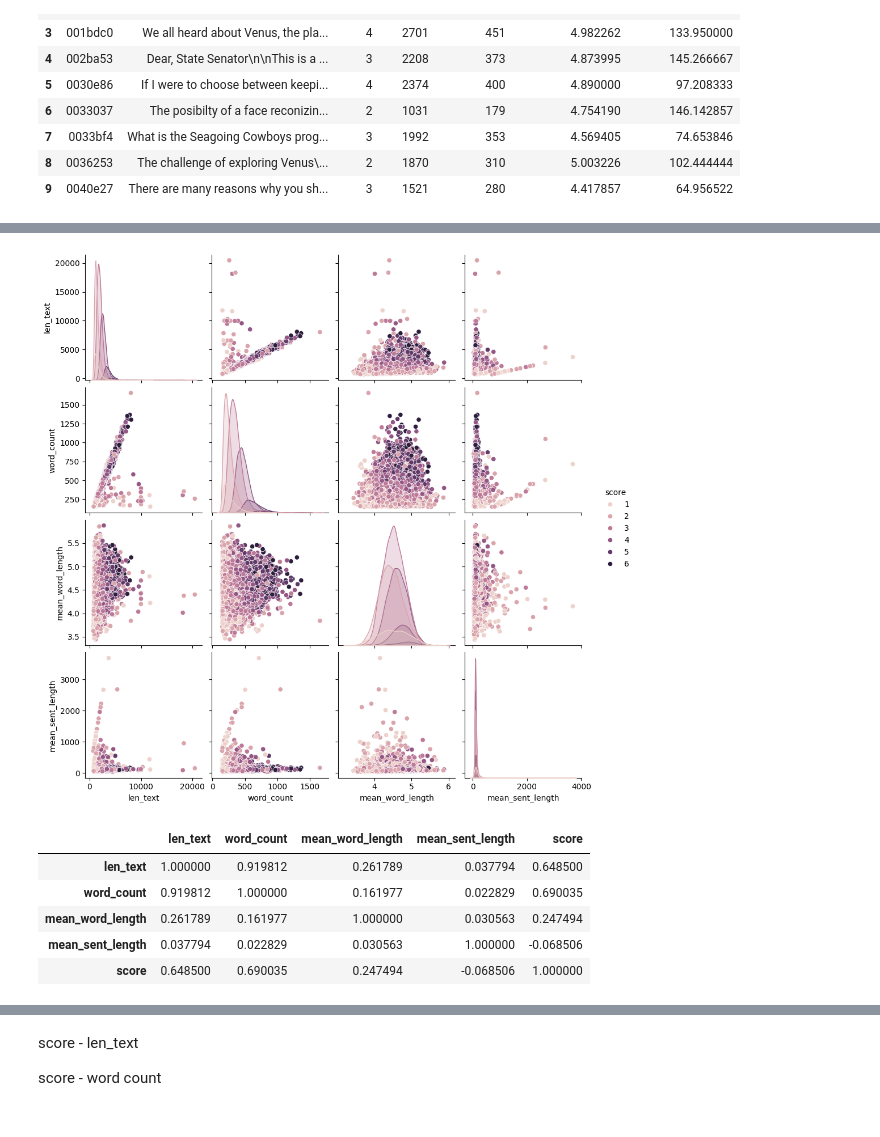
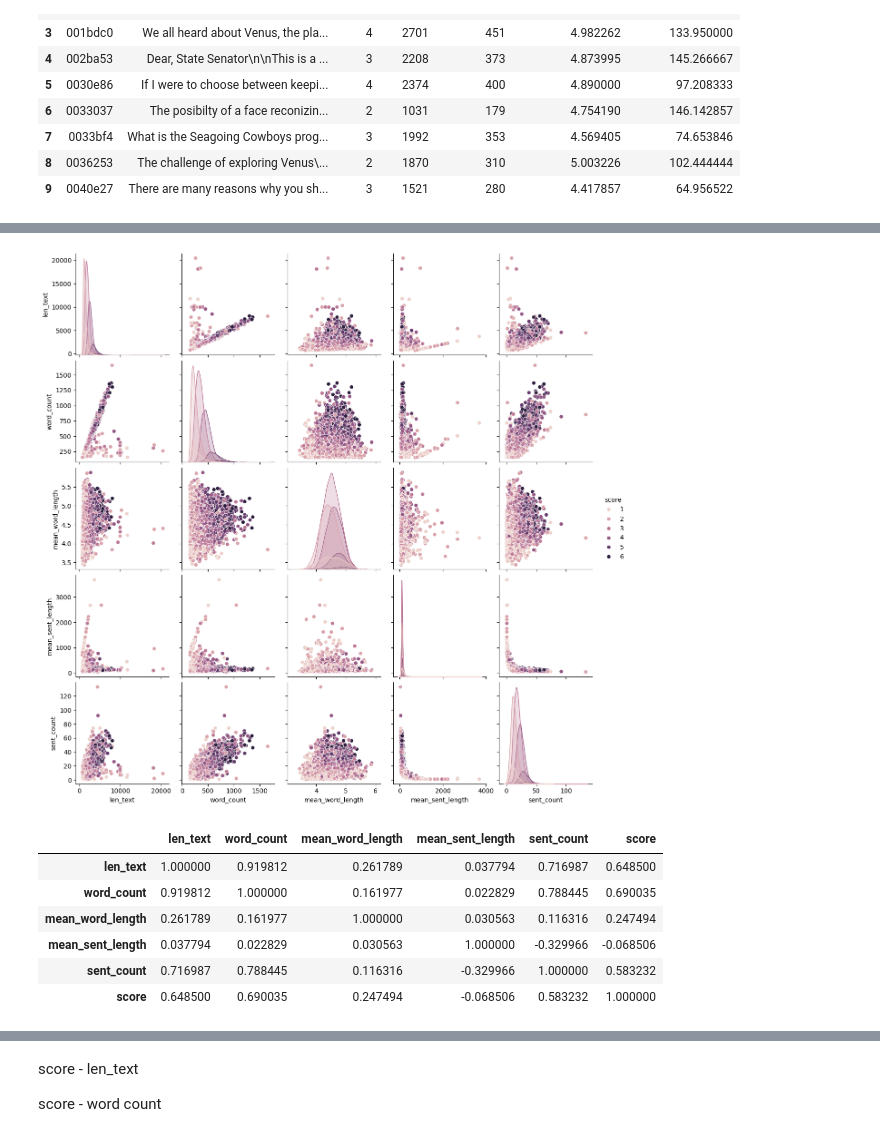
Before and after one commit to dagngyen/hcmus_23-24_automated-essay-scoring, a Jupyter notebook: eda.ipynb, the cells around one changed output, grey strips where cells are left out. Saved outputs shown, nothing was run; the diff lists cells and outputs as text; code cells hidden in the pictures.

```diff
--- a/eda.ipynb
+++ b/eda.ipynb
@@ -110,3 +116,11 @@ data.head(10)
 | 7 | 0033bf4 | What is the Seagoing Cowboys prog... | 3 | 1992 | 353 | 4.569405 | 74.653846 |
 | 8 | 0036253 | The challenge of exploring Venus\... | 2 | 1870 | 310 | 5.003226 | 102.444444 |
 | 9 | 0040e27 | There are many reasons why you sh... | 3 | 1521 | 280 | 4.417857 | 64.956522 |
+# %%
+def sent_count(df):
+    token = sent_tokenize(df, language='english')
+    return len(token)
+
+data['sent_count'] = data['full_text'].agg(sent_count)
+
+data['sent_count']
@@ -113,18 +145,19 @@ data.head(10)
 # %%
-col = ['len_text', 'word_count', 'mean_word_length', 'mean_sent_length', 'score']
+col = ['len_text', 'word_count', 'mean_word_length', 'mean_sent_length','sent_count', 'score']
 sns.pairplot(data[col], hue ='score') # hue - label
 plt.show()
 # %% [output]
-[figure, old version]
+[figure, new version]
 # %%
-data[col].corr()
+# data[col].corr()
 # %% [output]
-|  | len_text | word_count | mean_word_length | mean_sent_length | score |
-| len_text | 1.000000 | 0.919812 | 0.261789 | 0.037794 | 0.648500 |
-| word_count | 0.919812 | 1.000000 | 0.161977 | 0.022829 | 0.690035 |
-| mean_word_length | 0.261789 | 0.161977 | 1.000000 | 0.030563 | 0.247494 |
-| mean_sent_length | 0.037794 | 0.022829 | 0.030563 | 1.000000 | -0.068506 |
-| score | 0.648500 | 0.690035 | 0.247494 | -0.068506 | 1.000000 |
+|  | len_text | word_count | mean_word_length | mean_sent_length | sent_count | score |
+| len_text | 1.000000 | 0.919812 | 0.261789 | 0.037794 | 0.716987 | 0.648500 |
+| word_count | 0.919812 | 1.000000 | 0.161977 | 0.022829 | 0.788445 | 0.690035 |
+| mean_word_length | 0.261789 | 0.161977 | 1.000000 | 0.030563 | 0.116316 | 0.247494 |
+| mean_sent_length | 0.037794 | 0.022829 | 0.030563 | 1.000000 | -0.329966 | -0.068506 |
+| sent_count | 0.716987 | 0.788445 | 0.116316 | -0.329966 | 1.000000 | 0.583232 |
+| score | 0.648500 | 0.690035 | 0.247494 | -0.068506 | 0.583232 | 1.000000 |
 # %%
 sns.heatmap(data[col].corr(), annot = True, cmap = 'coolwarm')
 plt.show()
```
Also changed, not shown: parts of 36 cells of this notebook.
